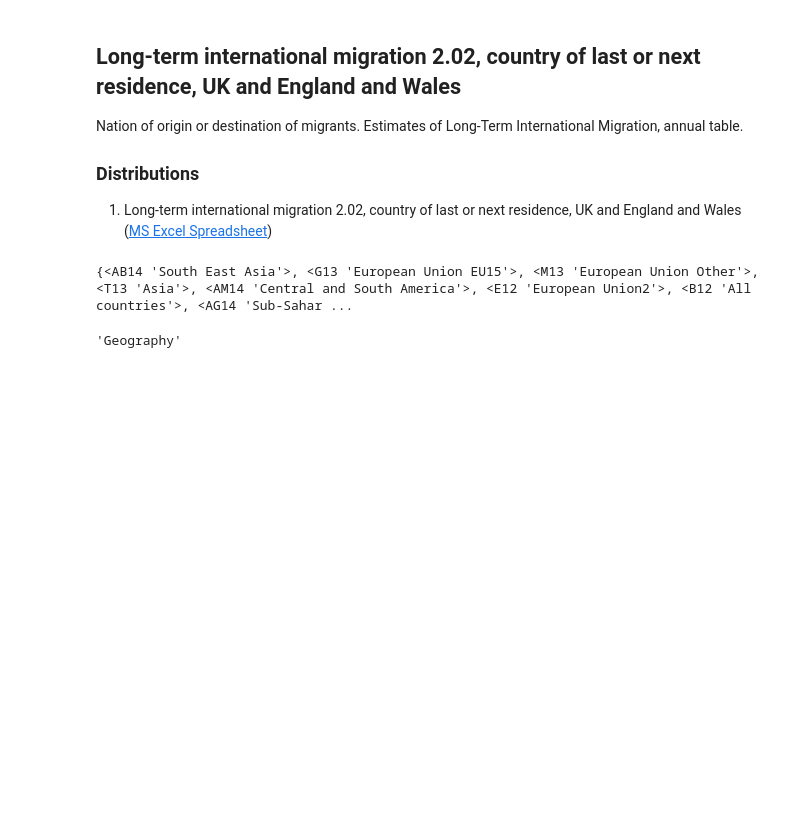
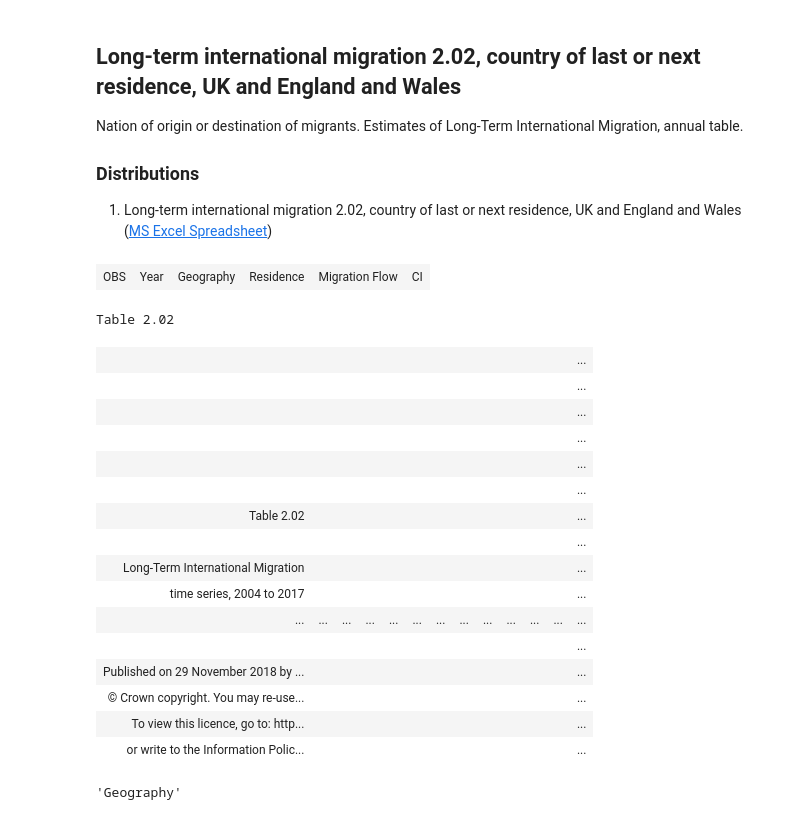
Before and after one commit to GSS-Cogs/ONS-LTIM-country-of-residence, a Jupyter notebook: main.ipynb, the cells around one changed output. Saved outputs shown, nothing was run; the diff lists cells and outputs as text; code cells hidden in the pictures; blank space fills up the shorter version.

```diff
--- a/main.ipynb
+++ b/main.ipynb
@@ -22,9 +22,5 @@ Residence = cell.fill(RIGHT).is_not_blank().is_not_whitespace()  | \
             cell.shift(0,1).fill(RIGHT).is_not_blank().is_not_whitespace() | \
             cell.shift(0,2).expand(RIGHT).is_not_blank().is_not_whitespace().is_not_bold() \
             .filter(lambda x: type(x.value) != 'All' not in x.value)
-# %%
-Residence
-# %% [output]
-{<AB14 'South East Asia'>, <G13 'European Union EU15'>, <M13 'European Union Other'>, <T13 'Asia'>, <AM14 'Central and South America'>, <E12 'European Union2'>, <B12 'All countries'>, <AG14 'Sub-Sahar ...
 # %%
 observations = cell.shift(RIGHT).fill(DOWN).filter('Estimate').expand(RIGHT).filter('Estimate') \
@@ -44,15 +40,35 @@ Flow = cell.fill(DOWN).one_of(['Inflow', 'Outflow', 'Balance'])
 # %%
 csObs = ConversionSegment(observations, [
     HDim(Year,'Year', DIRECTLY, LEFT),
     HDim(Geography,'Geography', CLOSEST, ABOVE),
     HDim(Residence, 'Residence', DIRECTLY, ABOVE),
     HDim(Flow, 'Migration Flow', CLOSEST, ABOVE),
     HDimConst('Measure Type', 'Count'),
     HDimConst('Unit','People (thousands)'),
     HDim(CI,'CI',DIRECTLY,RIGHT),
     HDimConst('Revision', '2011 Census Revision')
 ])
+savepreviewhtml(csObs)
 tidy_revised = csObs.topandas()
+# %% [output]
+| OBS | Year | Geography | Residence | Migration Flow | CI |
+Table 2.02
+|  |  |  |  |  |  |  |  |  |  |  |  | ... |
+|  |  |  |  |  |  |  |  |  |  |  |  | ... |
+|  |  |  |  |  |  |  |  |  |  |  |  | ... |
+|  |  |  |  |  |  |  |  |  |  |  |  | ... |
+|  |  |  |  |  |  |  |  |  |  |  |  | ... |
+|  |  |  |  |  |  |  |  |  |  |  |  | ... |
+| Table 2.02 |  |  |  |  |  |  |  |  |  |  |  | ... |
+|  |  |  |  |  |  |  |  |  |  |  |  | ... |
+| Long-Term International Migration |  |  |  |  |  |  |  |  |  |  |  | ... |
+| time series, 2004 to 2017 |  |  |  |  |  |  |  |  |  |  |  | ... |
+| ... | ... | ... | ... | ... | ... | ... | ... | ... | ... | ... | ... | ... |
+|  |  |  |  |  |  |  |  |  |  |  |  | ... |
+| Published on 29 November 2018 by ... |  |  |  |  |  |  |  |  |  |  |  | ... |
+| © Crown copyright. You may re-use... |  |  |  |  |  |  |  |  |  |  |  | ... |
+| To view this licence, go to: http... |  |  |  |  |  |  |  |  |  |  |  | ... |
+| or write to the Information Polic... |  |  |  |  |  |  |  |  |  |  |  | ... |
 # %%
 csRevs = ConversionSegment(original_estimates, [
     HDim(Year, 'Year', DIRECTLY, LEFT),
```
Also changed, not shown: parts of 4 cells of this notebook.
